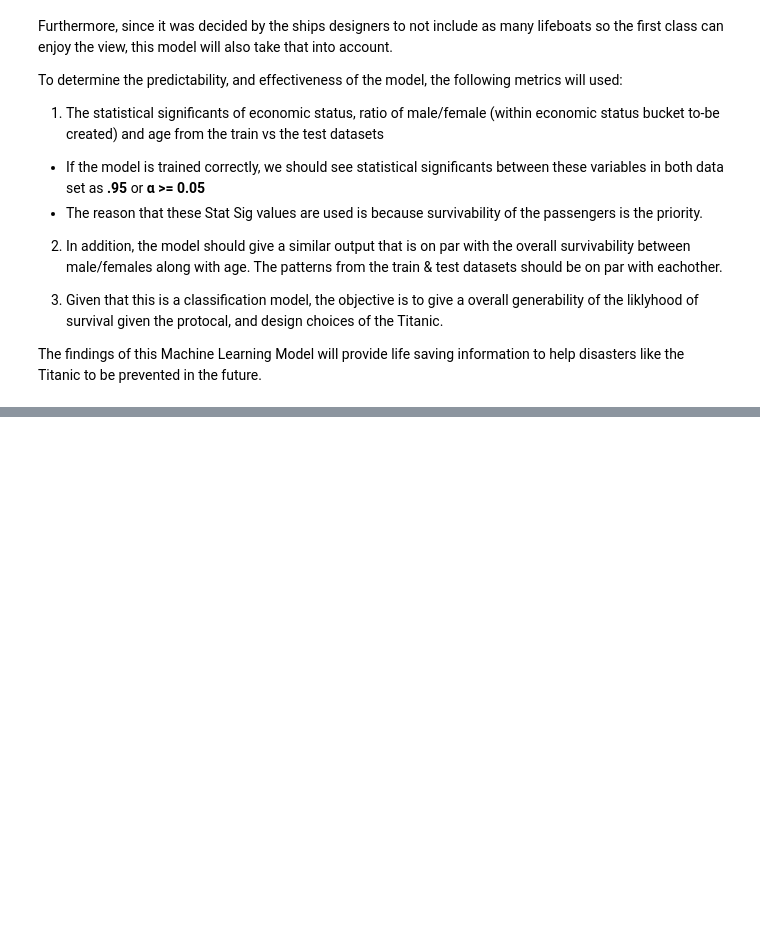
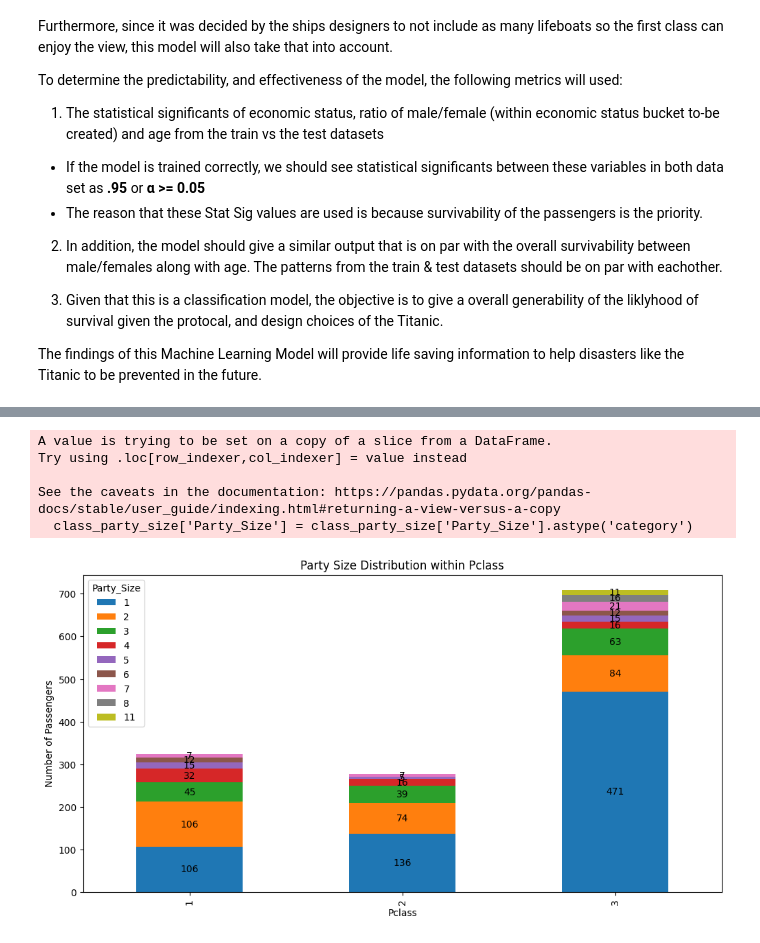
Before and after one commit to theryeguy92/Foundations-of-Machine-Learning, a Jupyter notebook: Foundations_of_Machine_Learning_Titanic_Data_Set.ipynb, the cells around one changed output, grey strips where cells are left out. Saved outputs shown, nothing was run; the diff lists cells and outputs as text; code cells hidden in the pictures; blank space fills up the shorter version.

```diff
--- a/Foundations_of_Machine_Learning_Titanic_Data_Set.ipynb
+++ b/Foundations_of_Machine_Learning_Titanic_Data_Set.ipynb
@@ -103,0 +458,13 @@ The findings of this Machine Learning Model will provide life saving information
+# %%
+#Function to create Party List:
+def passenger_party_list(group):
+  sorted_group = group.sort_values(by='Age', ascending = False)
+  party_list = '|'.join([f"{row['Name']} Age: {row['Age']}" for _, row in sorted_group.iterrows()])
+  return party_list
+# %%
+#Apply the fucntion as a column
+party_series = titanic_passenger_data.groupby('Ticket').apply(passenger_party_list)
+
+titanic_passenger_data['Party'] = titanic_passenger_data['Ticket'].apply(lambda x: party_series.get(x, ''))
+
+titanic_passenger_data
@@ -103,0 +487,4 @@ The findings of this Machine Learning Model will provide life saving information
+# %%
+titanic_passenger_data['Party_Size'] = titanic_passenger_data['Party'].apply(lambda x: x.count('|') + 1)
+
+titanic_passenger_data
@@ -103,0 +534,32 @@ The findings of this Machine Learning Model will provide life saving information
+# %%
+class_party_size = titanic_passenger_data[['Pclass', 'Party_Size']]
+
+class_party_size['Party_Size'] = class_party_size['Party_Size'].astype('category')
+
+grouped_data = class_party_size.groupby(['Pclass', 'Party_Size']).size().unstack(fill_value=0)
+
+
+ax = grouped_data.plot(kind='bar', stacked=True, figsize=(12, 6))
+plt.title('Party Size Distribution within Pclass')
+plt.xlabel('Pclass')
+plt.ylabel('Number of Passengers')
+
+# Count Labels for Graph
+for p in ax.patches:
+    width, height = p.get_width(), p.get_height()
+    x, y = p.get_xy()
+    if height > 0:  # Only add text if there is a count
+        ax.text(x + width/2,
+                y + height/2,
+                int(height),
+                horizontalalignment='center',
+                verticalalignment='center')
+
+plt.show()
+# %% [output]
+A value is trying to be set on a copy of a slice from a DataFrame.
+Try using .loc[row_indexer,col_indexer] = value instead
+
+See the caveats in the documentation: https://pandas.pydata.org/pandas-docs/stable/user_guide/indexing.html#returning-a-view-versus-a-copy
+  class_party_size['Party_Size'] = class_party_size['Party_Size'].astype('category')
+[figure, added]
```
Also changed, not shown: parts of 70 cells of this notebook.
